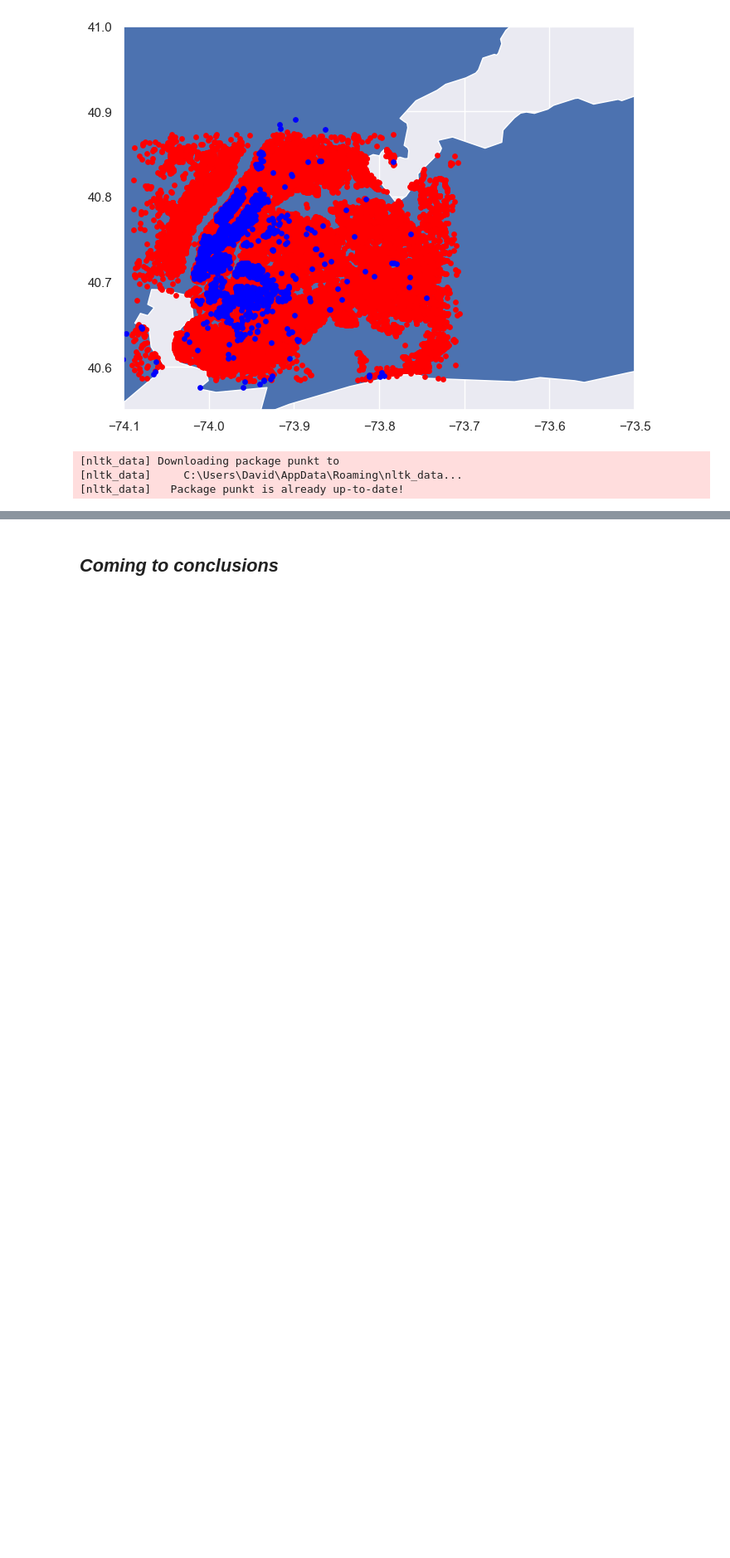
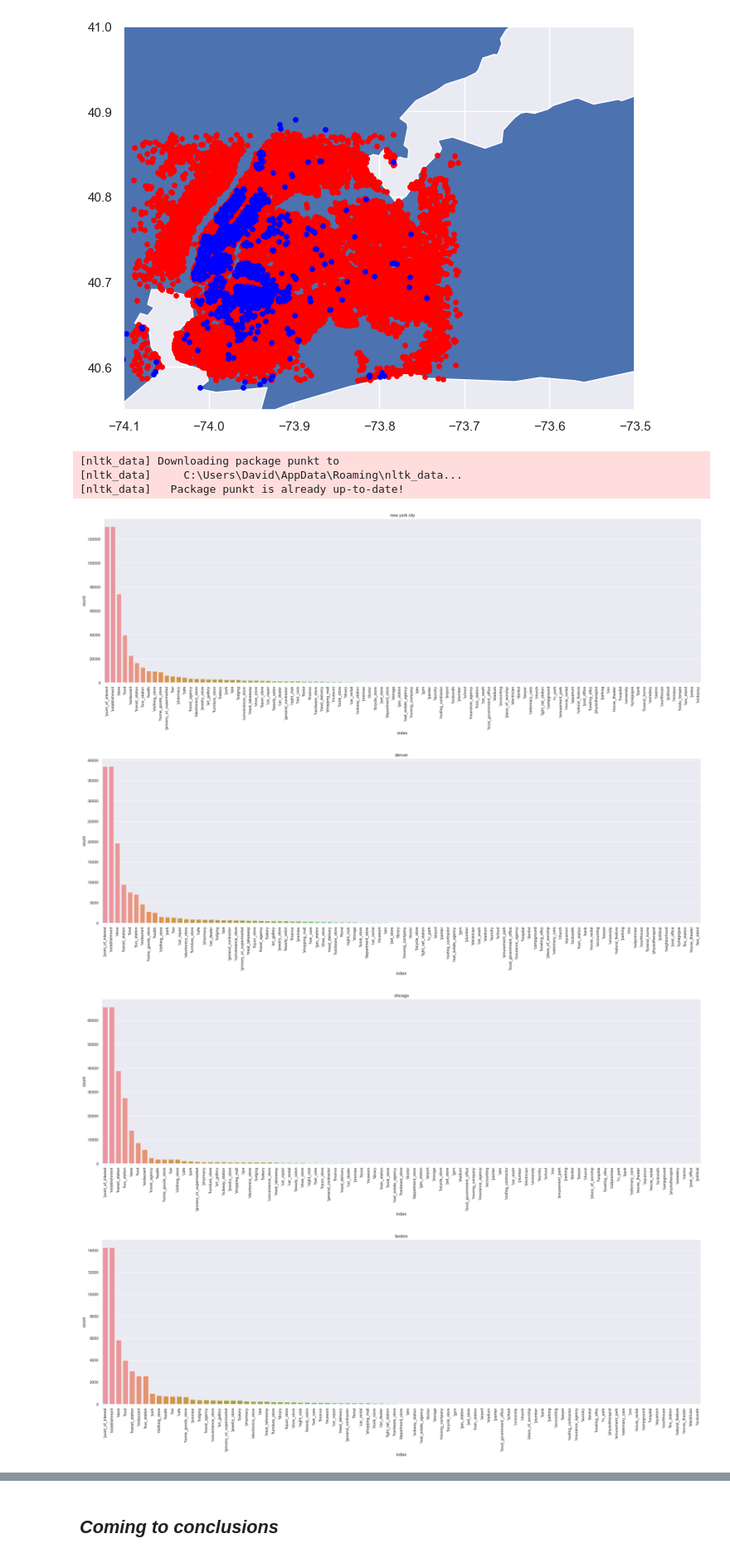
Before and after one commit to DavidB420/airbnbdataanalysis, a Jupyter notebook: airbnb final.ipynb, the cells around one changed output, grey strips where cells are left out. Shown at 83% size. Cells and saved outputs as stored; diff of their text form; code cells hidden in the pictures; blank space fills up the shorter version.

```diff
--- a/airbnb final.ipynb
+++ b/airbnb final.ipynb
@@ -281,37 +281,55 @@ listingsCountDF = listingsDF.groupby("metropolitan").mean()
 listingsCountDF = listingsCountDF[['price']]
 
 venuesRatingDF = venuesDF.groupby(by="city").mean()
 venuesRatingDF = venuesRatingDF[['rating']]
+venuesRatingDF = venuesRatingDF.reset_index()
 
-metroAreas = ["new york city"] #,"denver","chicago","boston","washington dc"
+metroAreas = {"new york city":"NYC","denver":"denver","chicago":"chicago","boston":"boston","washington dc":"dc"}
 invalidtokens = ["[","'",",","]"]
 
-for i in metroAreas:
+sns.set(rc={'figure.figsize':(30,8.27)})
+plt.pyplot.xticks(rotation=90)
+
+numOfVenueTypeEachCity = pd.DataFrame()
+
+words3 = []
+
+for i in metroAreas.keys():
+    cityString = i
     currentVenuesDF = venuesDF[venuesDF["city"] == i]
     currentVenueString = currentVenuesDF["types"]
     currentVenueString = currentVenueString.tolist()
     words = []
     for i in range(len(currentVenueString)):
             sentences = nltk.sent_tokenize(currentVenueString[i])
             for sentence in sentences:
                 words+=nltk.word_tokenize(sentence)
     words2 = words
     words = []
     for w in words2:
         if w not in invalidtokens:
             words.append(w)
+    words3+=words
     words = pd.Series(words)
-    print(str(i) + ":" + str(words.value_counts()))
+    words = words.value_counts().reset_index()
+    words = words.rename(columns={0:"count"})
+    words["metropolitan"] = metroAreas[cityString]
+    numOfVenueTypeEachCity = numOfVenueTypeEachCity.append(words)
+    aGraph = sns.barplot(data=words,x="index",y="count").set(title=cityString)
+    plt.pyplot.xticks(rotation=90)
+    plt.pyplot.show()
+
+print(numOfVenueTypeEachCity)
 
 print(venuesRatingDF)
 print(listingsCountDF)
 
-sns.set(rc={'figure.figsize':(30,8.27)})
-
 sns.barplot(data=venuesCountDF,x="city",y="count").set(title="Number of venues in a city")
-
-plt.pyplot.xticks(rotation=90)
 # %% [output]
 [nltk_data] Downloading package punkt to
 [nltk_data]     C:\Users\David\AppData\Roaming\nltk_data...
 [nltk_data]   Package punkt is already up-to-date!
+[figure, new version]
+[figure, added]
+[figure, added]
+[figure, added]
```
Also changed, not shown: parts of 4 cells of this notebook.
